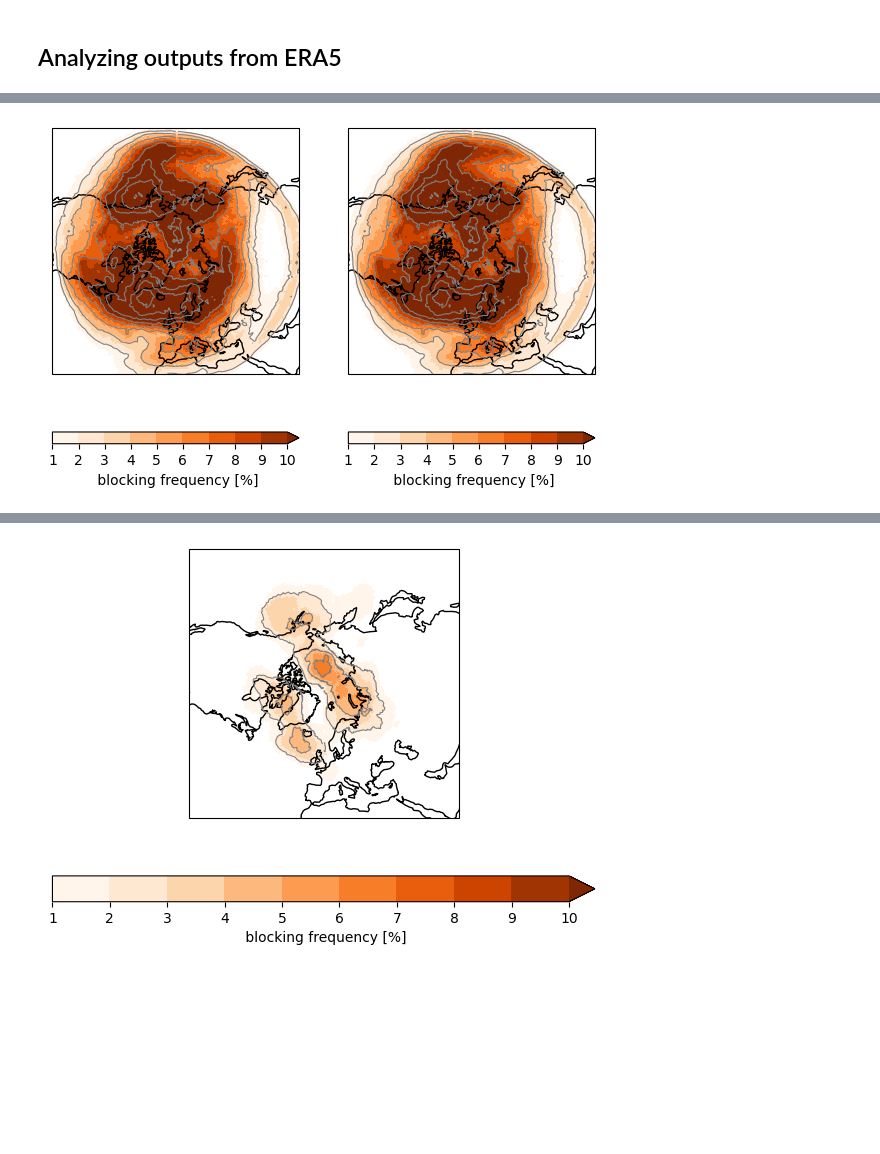
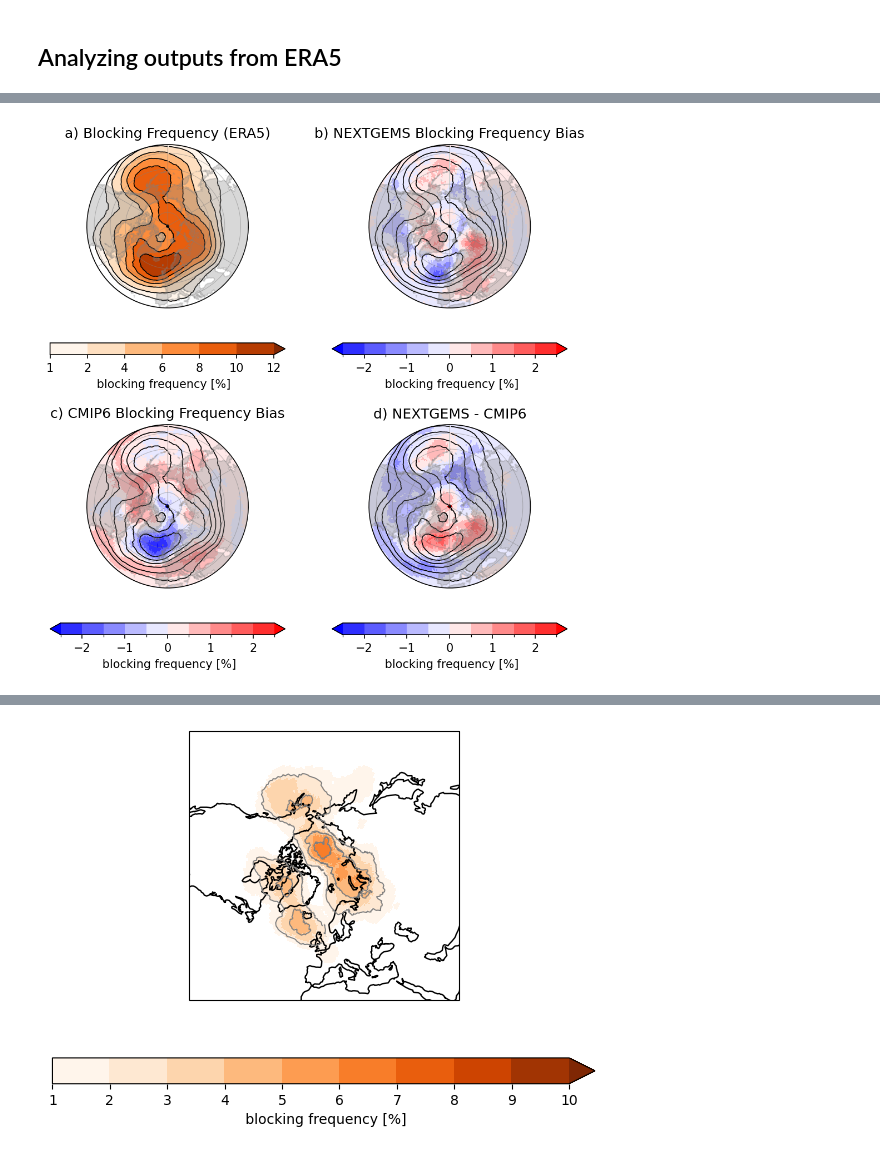
Before and after one commit to edgardotes/blocking, a Jupyter notebook: bks_test-anom.ipynb, the cells around one changed output, grey strips where cells are left out. Cells and saved outputs as stored; diff of their text form; code cells hidden in the pictures; blank space fills up the shorter version.

```diff
--- a/bks_test-anom.ipynb
+++ b/bks_test-anom.ipynb
@@ -908,9 +1501,13 @@ acc_old = xr.where(blocks_old['flag']>1,1,0).sum(dim='time')/ntime_sims*100
 # %%
-sufix='DJF'
-blocks_new = blocks_vapv_new.sel(time=blocks_vapv_new.time.dt.month.isin([1, 2, 12]))
+##  ifs bias
+bias_ifs=  acc_ifs_his -acc_era5
 
-ntime_sims=len(blocks_new.time)
+### cmip6 bias
+### for ensemble mean
+#bias_cmip6=  block_cmip6 - acc_era5
+### from each model
+bias_block_ens = block_cmip6_ens - acc_era5
+bias_cmip6 = bias_block_ens.mean(axis=0)
 
-### accumulate ngc2013
-ntime_sims =len(blocks_new.time)
-acc_new = xr.where(blocks_new['flag']>1,1,0).sum(dim='time')/ntime_sims*100
+### Model difference IFS - CMIP6
+sims_diff=  acc_ifs_his - block_cmip6
@@ -917,17 +1538,74 @@ acc_new = xr.where(blocks_new['flag']>1,1,0).sum(dim='time')/ntime_sims*100
 # %%
-# plotting blocking frequency (in %) for winter over Northern Hemisphere
+### plotting blocking frequency (in %) for winter over Northern Hemisphere
 import matplotlib.pyplot as plt
 import cartopy.crs as ccrs
+import cartopy.feature as cf
+import matplotlib.patches as mpatches
+import matplotlib.path as mpath
+import cartopy.feature as cfeature
+from mpl_toolkits.axes_grid1 import make_axes_locatable
 
-fig, (ax1,ax2) = plt.subplots(1,2,figsize=(7, 5), subplot_kw={'projection': ccrs.NorthPolarStereo()})
+### annual
+mlevels=[1,2,4,6,8,10,12]
+clevels=[-2.5,-2,-1.5,-1,-0.5,0,0.5,1,1.5,2,2.5]
+
+### winter
+#mlevels=[1,2,4,6,8,10,12]
+#clevels=[-5,-4,-3,-2,-1,0,1,2,3,4,5]
+
+lonW=-180
+lonE=180
+latS=35
+latN=90
+
+### Compute a circle in axes coordinates, which we can use as a boundary
+### for the map. We can pan/zoom as much as we like - the boundary will be
+### permanently circular.
+theta = np.linspace(0, 2*np.pi, 100)
+center, radius = [0.5, 0.5], 0.5
+verts = np.vstack([np.sin(theta), np.cos(theta)]).T
+circle = mpath.Path(verts * radius + center)
+
+
+fig, ((ax1,ax2),(ax3,ax4)) = plt.subplots(2,2,figsize=(8, 8), dpi=150, subplot_kw={'projection': ccrs.NorthPolarStereo()})
 #fig, ax = plt.subplots(figsize=(7, 5), subplot_kw={'projection': ccrs.Robinson()})
-(acc_old).plot(ax=ax1,levels=np.arange(1,11,1), cmap='Oranges', extend = 'max', transform=ccrs.PlateCarree(),add_colorbar=True,cbar_kwargs={'label': ' blocking frequency [%]','orientation':'horizontal'})
-(acc_old).plot.contour(ax=ax1,colors='grey', linewidths=0.8, levels=np.arange(2,18,2), transform=ccrs.PlateCarree())
-ax1.set_extent([-180, 180, 30, 90], crs=ccrs.PlateCarree());
-ax1.coastlines();
-(acc_new).plot(ax=ax2,levels=np.arange(1,11,1), cmap='Oranges', extend = 'max', transform=ccrs.PlateCarree(),add_colorbar=True,cbar_kwargs={'label': ' blocking frequency [%]','orientation':'horizontal'})
-(acc_new).plot.contour(ax=ax2,colors='grey', linewidths=0.8, levels=np.arange(2,18,2), transform=ccrs.PlateCarree())
-ax2.set_extent([-180, 180, 30, 90], crs=ccrs.PlateCarree());
-ax2.coastlines();
+(acc_era5).plot(ax=ax1,levels=mlevels, cmap='Oranges', extend = 'max', transform=ccrs.PlateCarree(),add_colorbar=True,cbar_kwargs={'label': ' blocking frequency [%]','orientation':'horizontal'})
+(acc_era5).plot.contour(ax=ax1,colors='k', linewidths=0.8, levels=mlevels, transform=ccrs.PlateCarree())
+ax1.set_extent([lonW, lonE, latS, latN], crs=ccrs.PlateCarree());
+ax1.gridlines(crs=ccrs.PlateCarree(), linewidth=0.5, color='gray', alpha=0.5, linestyle='-')
+#ax1.coastlines();
+ax1.add_feature(cfeature.NaturalEarthFeature('physical', 'land', '50m', edgecolor='face', facecolor='grey',alpha=0.30),zorder=20)
+ax1.set_boundary(circle, transform=ax1.transAxes)
+ax1.set_title('a) Blocking Frequency (ERA5)')
+
+(bias_ifs).plot(ax=ax2,levels=clevels, cmap='bwr', extend = 'both', transform=ccrs.PlateCarree(),add_colorbar=True,cbar_kwargs={'label': ' blocking frequency [%]','orientation':'horizontal'})
+(acc_era5).plot.contour(ax=ax2,colors='k', linewidths=0.8, levels=mlevels, transform=ccrs.PlateCarree())
+ax2.set_extent([lonW, lonE, latS, latN], crs=ccrs.PlateCarree());
+ax2.gridlines(crs=ccrs.PlateCarree(), linewidth=0.5, color='gray', alpha=0.5, linestyle='-')
+#ax2.coastlines();
+ax2.add_feature(cfeature.NaturalEarthFeature('physical', 'land', '50m', edgecolor='face', facecolor='grey',alpha=0.30),zorder=20)
+ax2.set_boundary(circle, transform=ax2.transAxes)
+ax2.set_title('b) NEXTGEMS Blocking Frequency Bias')
+
+(bias_cmip6).plot(ax=ax3,levels=clevels, cmap='bwr', extend = 'both', transform=ccrs.PlateCarree(),add_colorbar=True,cbar_kwargs={'label': ' blocking frequency [%]','orientation':'horizontal'})
+(acc_era5).plot.contour(ax=ax3,colors='k', linewidths=0.8, levels=mlevels, transform=ccrs.PlateCarree())
+ax3.set_extent([lonW, lonE, latS, latN], crs=ccrs.PlateCarree());
+ax3.gridlines(crs=ccrs.PlateCarree(), linewidth=0.5, color='gray', alpha=0.5, linestyle='-')
+#ax3.coastlines();
+ax3.add_feature(cfeature.NaturalEarthFeature('physical', 'land', '50m', edgecolor='face', facecolor='grey',alpha=0.30),zorder=20)
+ax3.set_boundary(circle, transform=ax3.transAxes)
+ax3.set_title('c) CMIP6 Blocking Frequency Bias')
+
+(sims_diff).plot(ax=ax4,levels=clevels, cmap='bwr', extend = 'both', transform=ccrs.PlateCarree(),add_colorbar=True,cbar_kwargs={'label': ' blocking frequency [%]','orientation':'horizontal'})
+(acc_era5).plot.contour(ax=ax4,colors='k', linewidths=0.8, levels=mlevels, transform=ccrs.PlateCarree())
+ax4.set_extent([lonW, lonE, latS, latN], crs=ccrs.PlateCarree());
+ax4.gridlines(crs=ccrs.PlateCarree(), linewidth=0.5, color='gray', alpha=0.5, linestyle='-')
+#ax4.coastlines();
+ax4.add_feature(cfeature.NaturalEarthFeature('physical', 'land', '50m', edgecolor='face', facecolor='grey',alpha=0.30),zorder=20)
+ax4.set_boundary(circle, transform=ax4.transAxes)
+ax4.set_title('d) NEXTGEMS - CMIP6')
+
+## Save
+plt.savefig('IFS_block_bias_'+sufix+'_ens.jpg',bbox_inches='tight')
 # %% [output]
-[figure, old version]
+[figure, new version]
```
Also changed, not shown: parts of 100 cells of this notebook, 7 other files.
